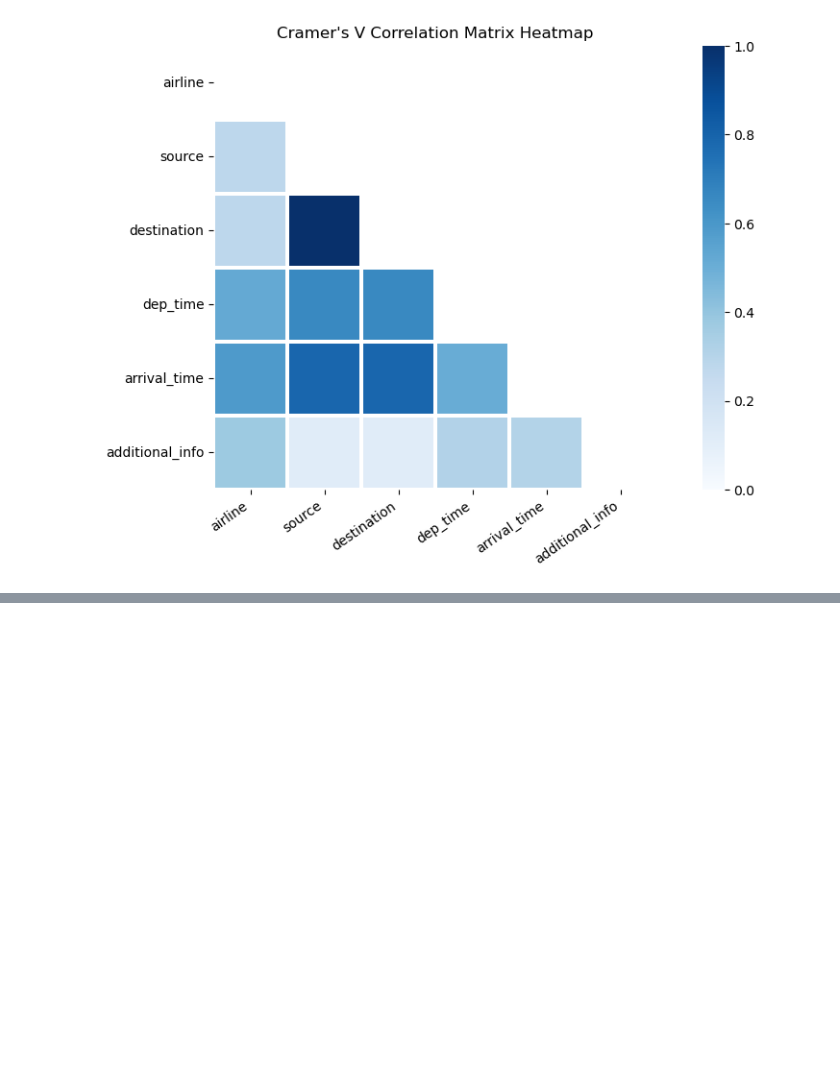
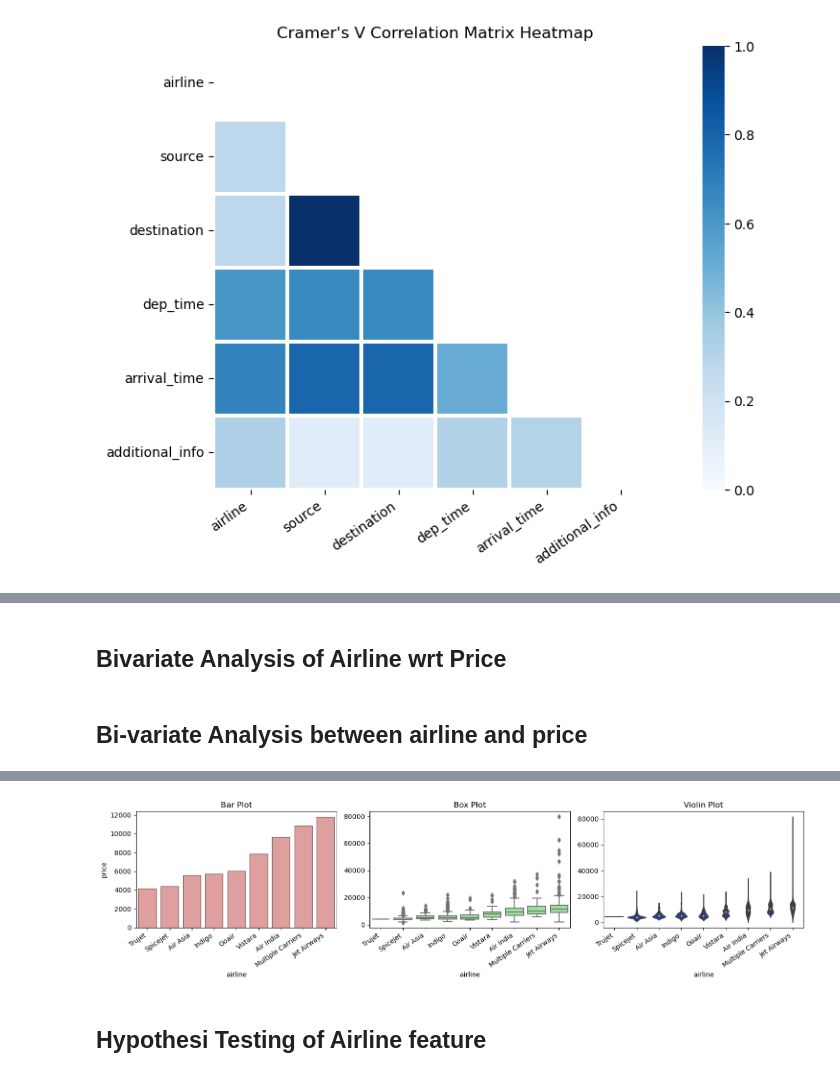
Before and after one commit to datta-abhi/flightprice_sagemaker, a Jupyter notebook: notebooks/eda.ipynb, the cells around one changed output, grey strips where cells are left out. Saved outputs shown, nothing was run; the diff lists cells and outputs as text; code cells hidden in the pictures; blank space fills up the shorter version.

```diff
--- a/notebooks/eda.ipynb
+++ b/notebooks/eda.ipynb
@@ -132,0 +195,6 @@ eda_helper_functions.cramersV_heatmap(train)
+# %% [markdown]
+## Bivariate Analysis of Airline wrt Price
+# %%
+eda_helper_functions.num_cat_bivar_plots(train,num_var='price',cat_var='airline')
+# %% [output]
+Bi-variate Analysis between airline and price
@@ -132,0 +202,3 @@ eda_helper_functions.cramersV_heatmap(train)
+[figure, added]
+# %% [markdown]
+## Hypothesi Testing of Airline feature
```
Also changed, not shown: parts of 23 cells of this notebook, 5 other files.
